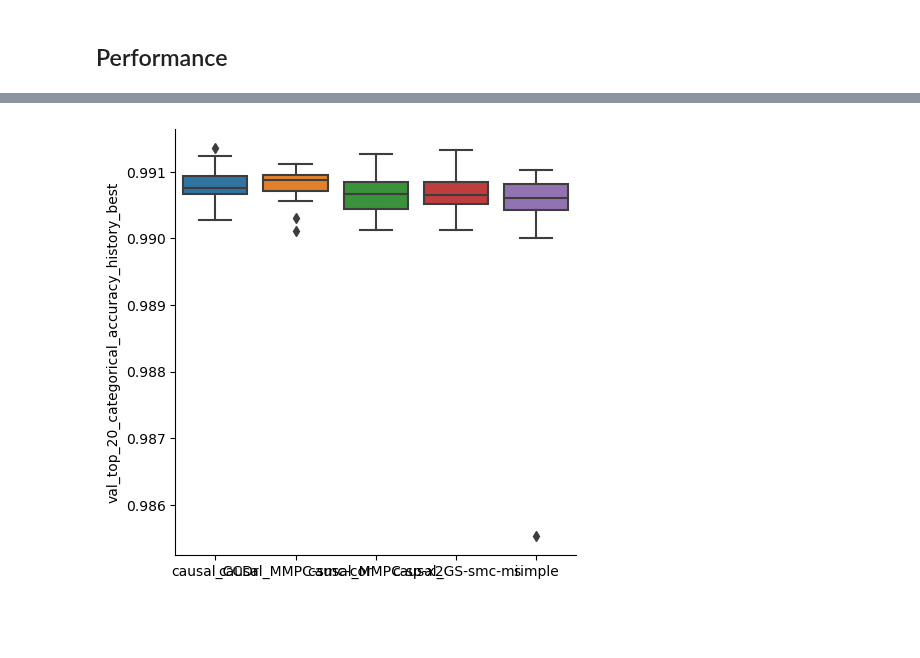
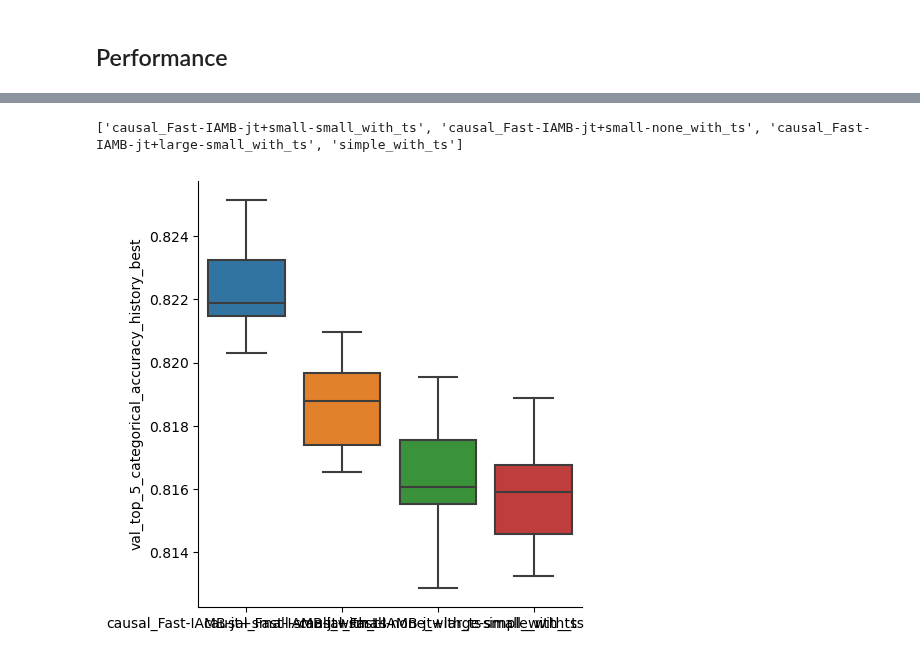
Before and after one commit to ralmasri/Domain-Guided-Monitoring, a Jupyter notebook: notebooks/knowledge_graphs.ipynb, the cells around one changed output, grey strips where cells are left out. Drawn from its saved outputs; the diff is of its cells as text; code cells hidden in the pictures; blank space fills up the shorter version.

```diff
--- a/notebooks/knowledge_graphs.ipynb
+++ b/notebooks/knowledge_graphs.ipynb
@@ -344,7 +255,0 @@ sorted_top_5_accuracy_median_df
-# %%
-# Sort by mean top 5 categorical accuracy
-sorted_top_5_accuracy_mean_df = pd.DataFrame(
-    matrix_df.groupby(['data_tags_model_type'])['val_top_5_categorical_accuracy_history_best']
-    .mean()
-    .sort_values(ascending=False)).reset_index()
-sorted_top_5_accuracy_mean_df
@@ -451,7 +255,0 @@ x_order = sorted_top_5_accuracy_median_df['data_tags_model_type'].tolist()[:k])
-# %%
-# Sort by mean top 5 categorical accuracy
-sorted_top_5_accuracy_mean_df = pd.DataFrame(
-    overall_df.groupby(['data_tags_model_type'])['val_top_5_categorical_accuracy_history_best']
-    .mean()
-    .sort_values(ascending=False)).reset_index()
-sorted_top_5_accuracy_mean_df
@@ -700,5 +256,28 @@ top_20_df
-# %%
-plot_best_metric_bar(overall_df, ['val_top_20_categorical_accuracy_history_best'],
-x_order = top_20_df['data_tags_model_type'].tolist()[:4] + ['simple'])
-# %% [output]
-[figure, removed]
+# %%
+k = 3
+# Without timestamps
+top_k_mean_no_ts = sorted_top_5_accuracy_mean_df['data_tags_model_type'].tolist()[:k]
+top_k_median_no_ts = sorted_top_5_accuracy_median_df['data_tags_model_type'].tolist()[:k]
+
+if "simple" not in top_k_mean_no_ts:
+    top_k_mean_no_ts.append('simple')
+
+if "simple" not in top_k_median_no_ts:
+    top_k_median_no_ts.append('simple')
+
+# With timestamps
+top_k_mean_ts = list(filter(lambda x: x.endswith('with_ts'),sorted_top_5_accuracy_mean_df['data_tags_model_type'].tolist()))[:k]
+top_k_median_ts = list(filter(lambda x: x.endswith('with_ts'),sorted_top_5_accuracy_median_df['data_tags_model_type'].tolist()))[:k]
+
+if "simple_with_ts" not in top_k_mean_ts:
+    top_k_mean_ts.append('simple_with_ts')
+
+if "simple_with_ts" not in top_k_median_ts:
+    top_k_median_ts.append('simple_with_ts')
+# %%
+print(top_k_mean_ts)
+plot_best_metric_bar(matrix_df, ['val_top_5_categorical_accuracy_history_best'],
+x_order = top_k_mean_ts)
+# %% [output]
+['causal_Fast-IAMB-jt+small-small_with_ts', 'causal_Fast-IAMB-jt+small-none_with_ts', 'causal_Fast-IAMB-jt+large-small_with_ts', 'simple_with_ts']
+[figure, added]
```
Also changed, not shown: parts of 65 cells of this notebook, 1 other file.
